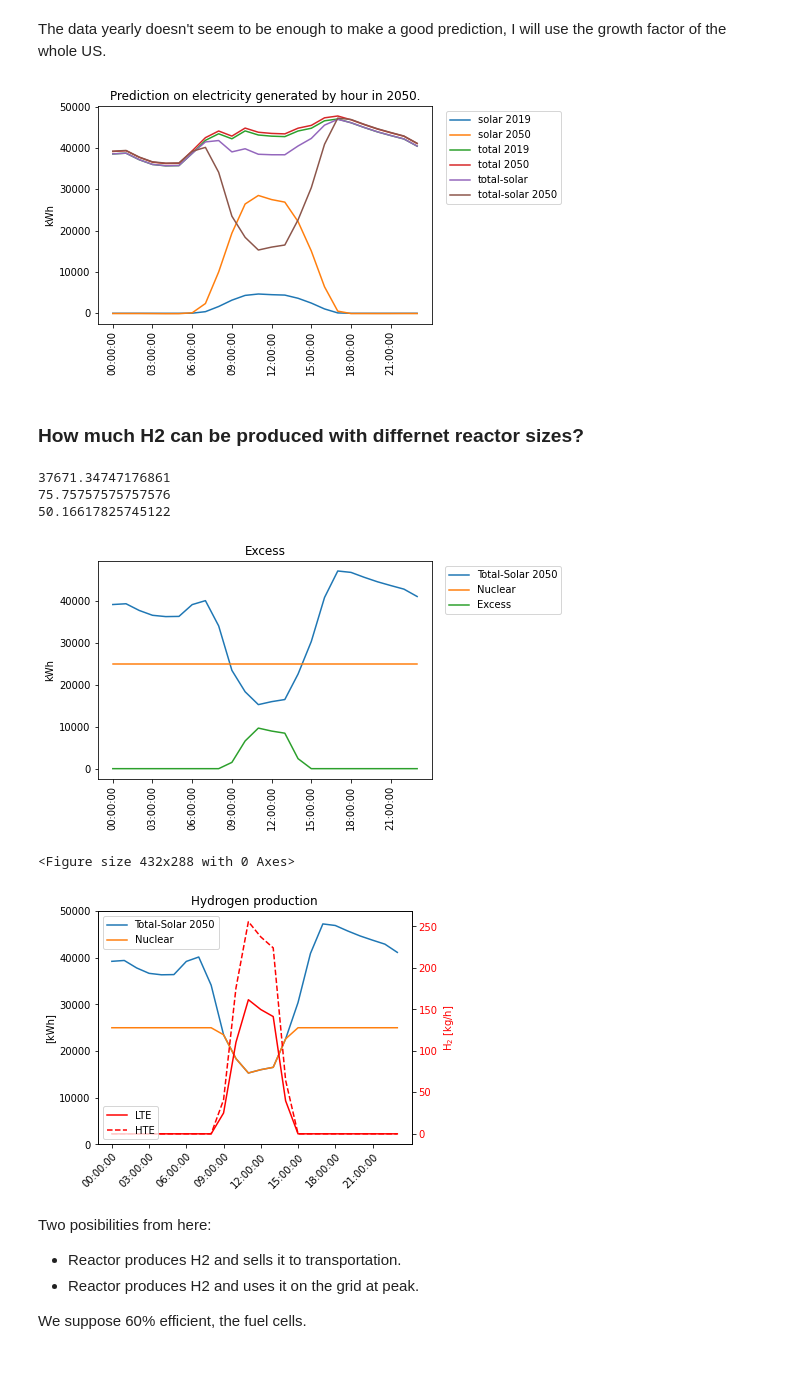
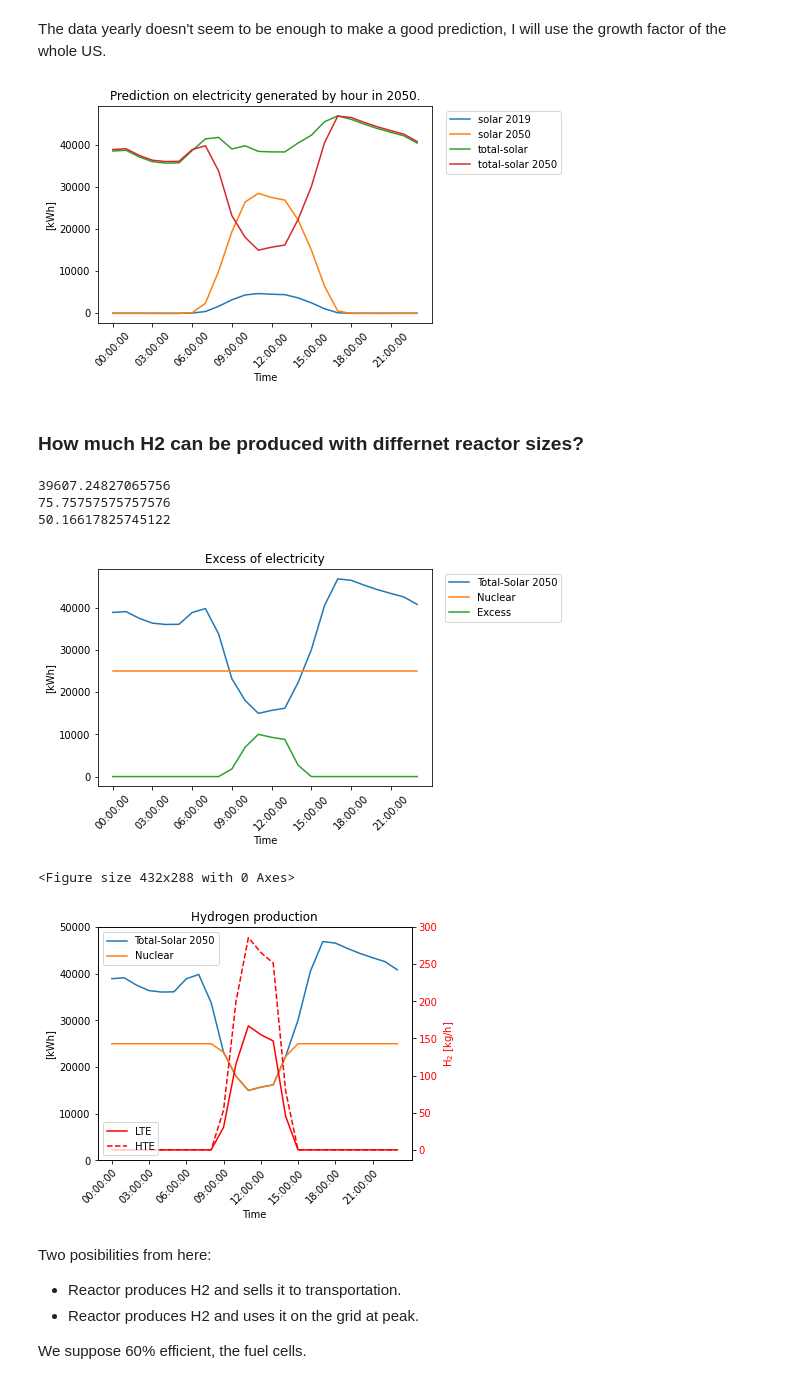
Before and after one commit to robfairh/npre412-project, a Jupyter notebook: fuel-demand.ipynb, the cells around one changed output. Drawn from its saved outputs; the diff is of its cells as text; code cells hidden in the pictures.

```diff
--- a/fuel-demand.ipynb
+++ b/fuel-demand.ipynb
@@ -229,7 +229,7 @@ hourly$_{2019 + 50}$ / hourly$_{2019}$ = total$_{2019 + 50}$ / total$_{2019}$
 * By state ?
 * Economics: Company (e.g. Exelon) cells H2 to transportation during off peak
 # %%
-def get_prediction(syear, stime, elec, fut, plotflag, title):
+def get_prediction(syear, stime, elec, fut, plotflag, title, name=0):
     """
     Parameters:
     -----------
@@ -270,8 +270,9 @@ def get_prediction(syear, stime, elec, fut, plotflag, title):
         plt.legend(loc='upper left')
         plt.xlabel('year')
         plt.ylabel('Million [kWh]')
-        plt.title('Linear regresion on '+title+' electricity net generation.')
-        plt.show()
+        plt.title(title+' electricity net generation.')
+        plt.savefig("figures/"+name, dpi=300, bbox_inches="tight")
+        # plt.show()
         plt.close()
 
     return future, ytf
@@ -304,8 +305,9 @@ zsolar = solar[time.index(zyear):]
 znuclear = nuclear[time.index(zyear):]
 
 predict = 31
-future1, ytf1 = get_prediction(2010, ztime, ztotal, predict, False, 'total')
-future2, ytf2 = get_prediction(2015, ztime, zsolar, predict, False, 'solar')
+future1, ytf1 = get_prediction(2006, ztime, ztotal, predict, True, 'Total', 'us-prediction1')
+print(ytf1[-1])
+future2, ytf2 = get_prediction(2015, ztime, zsolar, predict, True, 'Solar', 'us-prediction2')
 future3, ytf3 = get_prediction(2012, ztime, znuclear, predict, False, 'nuclear')
 
 plt.figure()
@@ -629,19 +678,20 @@ plt.plot(timep, nnvalsol, label='solar {0}'.format(2019+predict))
 
 valtot = np.array(valtot)
 totmsol = valtot-nvalsol
-plt.plot(timep, valtot, label='total 2019')
+#plt.plot(timep, valtot, label='total 2019')
 nvaltot = ustg*valtot
-plt.plot(timep, nvaltot, label='total {0}'.format(2019+predict))
+#plt.plot(timep, nvaltot, label='total {0}'.format(2019+predict))
 plt.plot(timep, totmsol, label='total-solar')
 ntotmsol = nvaltot-nnvalsol
 plt.plot(timep, ntotmsol, label='total-solar {0}'.format(2019+predict))
-plt.xticks(np.arange(0, 24, step=3), rotation=90)
-plt.ylabel('kWh')
+plt.xticks(np.arange(0, 24, step=3), rotation=45)
+plt.ylabel('[kWh]')
+plt.xlabel('Time')
 plt.legend(loc="upper right", bbox_to_anchor=(1.4, 1.0))
 plt.title('Prediction on electricity generated by hour in {0}.'.format(2019+predict))
-plt.savefig("figures/uiuc-duck", dpi=300, bbox_inches="tight")
+# plt.savefig("figures/uiuc-duck", dpi=300, bbox_inches="tight")
 # %% [output]
-[figure, old version]
+[figure, new version]
 # %% [markdown]
 ### How much H2 can be produced with differnet reactor sizes?
 # %%
@@ -657,9 +707,10 @@ plt.plot(timep, ntotmsol, label='Total-Solar {0}'.format(2019+predict))
 plt.plot(timep, reactor, label='Nuclear')
 plt.plot(timep, h2energy, label='Excess')
 plt.legend(loc="upper right", bbox_to_anchor=(1.4, 1.0))
-plt.xticks(np.arange(0, 24, step=3), rotation=90)
-plt.ylabel('kWh')
-plt.title('Excess')
+plt.xticks(np.arange(0, 24, step=3), rotation=45)
+plt.ylabel('[kWh]')
+plt.xlabel('Time')
+plt.title('Excess of electricity')
 plt.savefig("figures/uiuc-hydro1", dpi=300, bbox_inches="tight")
 
 PE = reactor-h2energy  # [kWh]
@@ -668,7 +719,7 @@ beta = PE/reactor_size
 eta1 = 0.33
 Pth1 = reactor_size/eta1/1e3  # [MW_{th}h]
 print(Pth1)
-h2prod1 = h2.lte_prod_rate((1-beta)*Pth, eta)[1]
+h2prod1 = h2.lte_prod_rate((1-beta)*Pth1, eta1)[1]
 
 tout = 850
 eta2 = h2.efficiency(tout)
@@ -684,37 +735,37 @@ ax1.plot(timep, PE, label='Nuclear')
 # ax1.legend(loc="lower right")
 # ax1.legend(loc="upper right", bbox_to_anchor=(1.4, 1.0))
 ax1.legend(loc="upper left")
 ax1.set_title("Hydrogen production", color="black")
 ax1.set_ylabel('[kWh]', color="black")
 ax1.set_ylim(0, 50e3)
 
 ax2 = ax1.twinx()
 ax2.plot(timep, h2prod1, label='LTE', color='red')
 ax2.plot(timep, h2prod2, '--', label='HTE', color='red')
 #ax2.legend(loc="upper right", bbox_to_anchor=(1.4, 1.0))
 ax2.legend(loc="lower left")
 
 ax2.set_ylabel('H$_2$ [kg/h]', color='red')
 ax2.tick_params(axis='y', labelcolor='red')
 fig.tight_layout()
 
 timelabel = []
 for i in range(0, 24, 3):
     timelabel.append(timep[i])
 
 ax1.set_xticklabels(timelabel)
 ax1.set_xticks(timelabel)
 plt.setp(ax1.get_xticklabels(), rotation=45, ha="right",
          rotation_mode="anchor")
-
+ax1.set_xlabel('Time')
 plt.savefig("figures/uiuc-hydro2", dpi=300, bbox_inches="tight")
 # %% [output]
-37671.34747176861
+39607.24827065756
 75.75757575757576
 50.16617825745122
-[figure, old version]
+[figure, new version]
 <Figure size 432x288 with 0 Axes>
-[figure, old version]
+[figure, new version]
 # %% [markdown]
 Two posibilities from here:
 * Reactor produces H2 and sells it to transportation.
```
Also changed, not shown: parts of 3 cells of this notebook, 3 other files.
